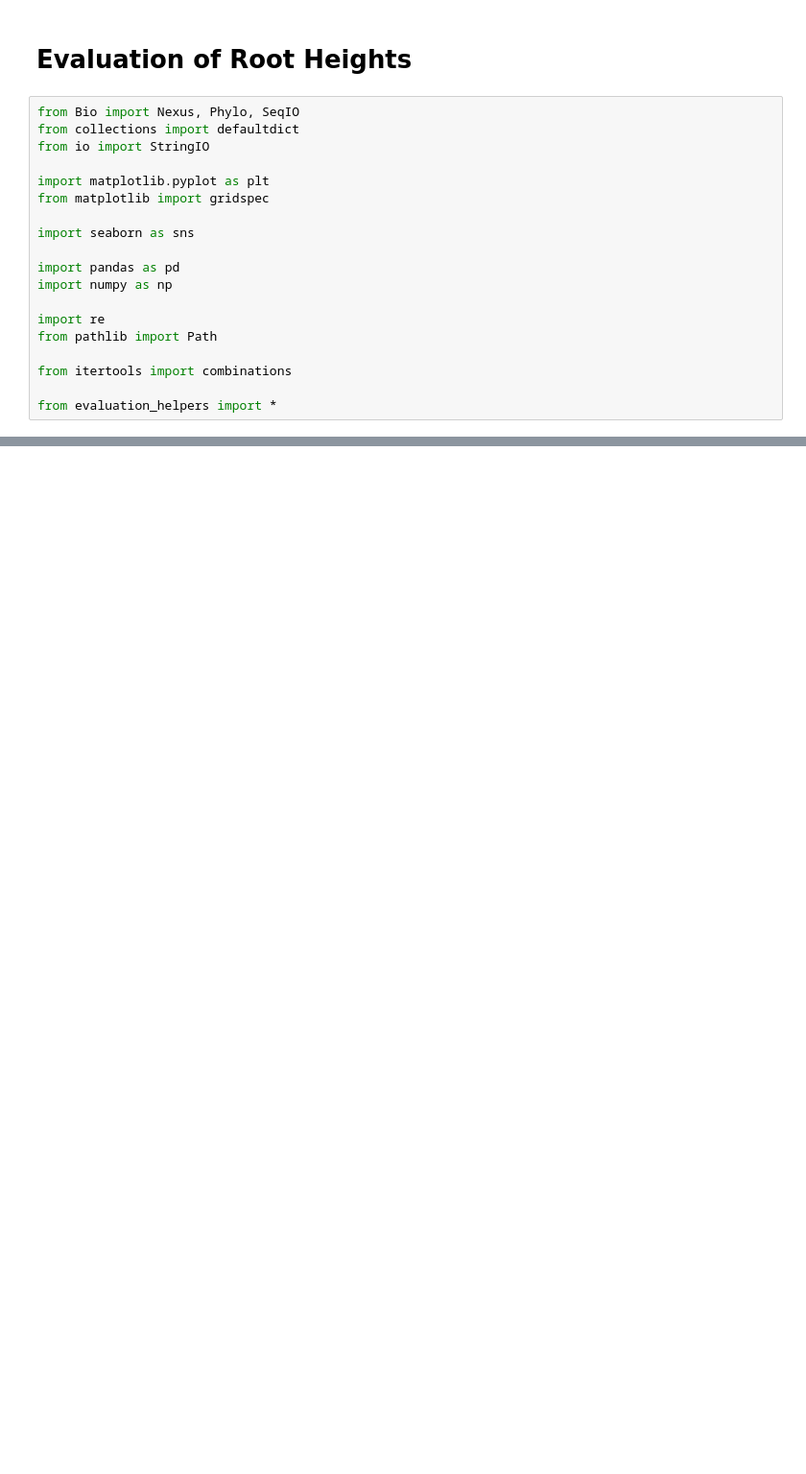
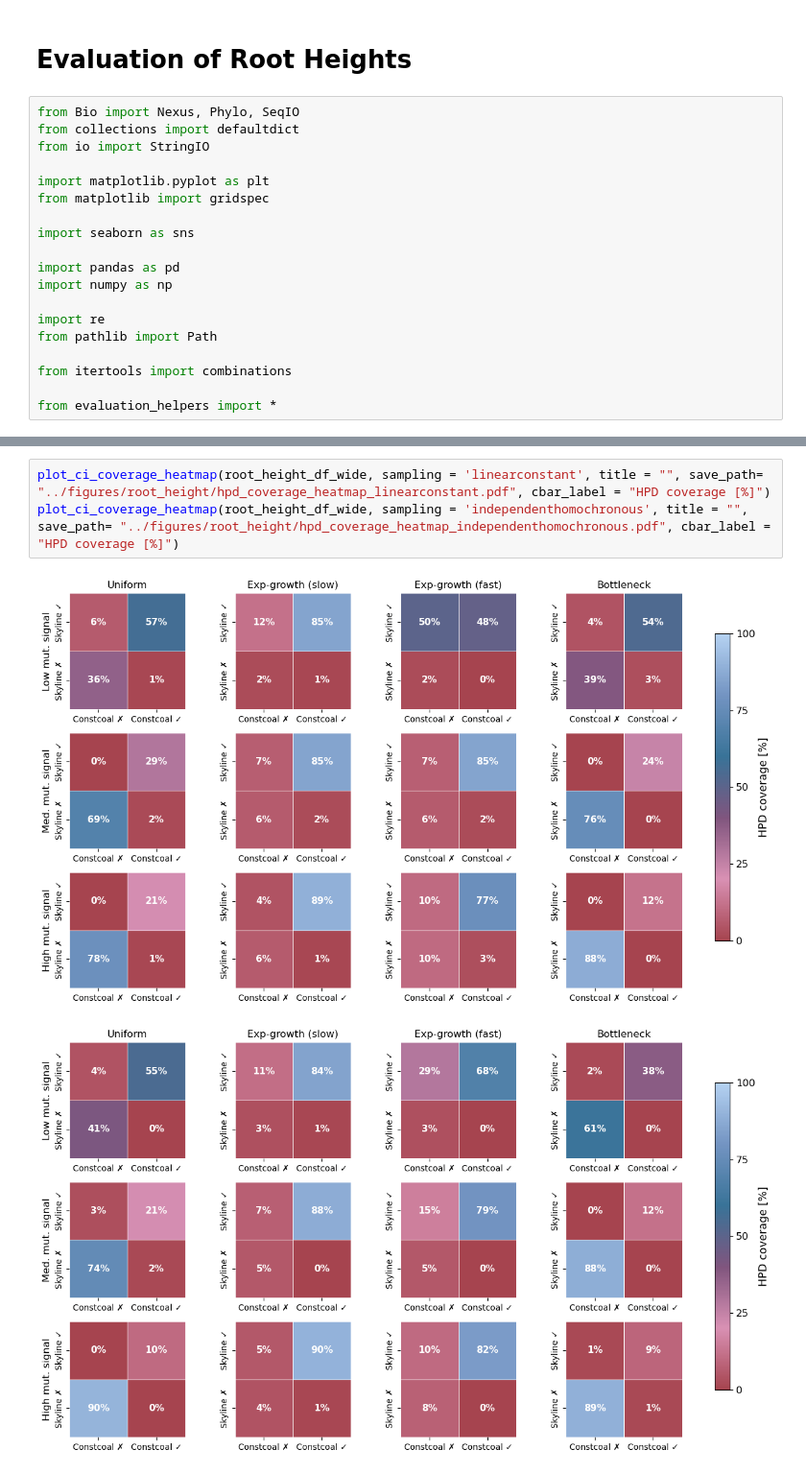
Before and after one commit to marie3003/BESP_paper-analyses, a Jupyter notebook: workflows/evaluate_root_heights.ipynb, the cells around one changed output, grey strips where cells are left out. Shown at 96% size. Saved outputs shown, nothing was run; the diff lists cells and outputs as text; blank space fills up the shorter version.

```diff
--- a/workflows/evaluate_root_heights.ipynb
+++ b/workflows/evaluate_root_heights.ipynb
@@ -93,2 +84,8 @@ bottleneck        high               0.966296
 Name: overlap, dtype: float64
+# %%
+plot_ci_coverage_heatmap(root_height_df_wide, sampling = 'linearconstant', title = "", save_path= "../figures/root_height/hpd_coverage_heatmap_linearconstant.pdf", cbar_label = "HPD coverage [%]")
+plot_ci_coverage_heatmap(root_height_df_wide, sampling = 'independenthomochronous', title = "", save_path= "../figures/root_height/hpd_coverage_heatmap_independenthomochronous.pdf", cbar_label = "HPD coverage [%]")
+# %% [output]
+[figure, added]
+[figure, added]
 # %%
```
Also changed, not shown: parts of 28 cells of this notebook, 1 other file.
